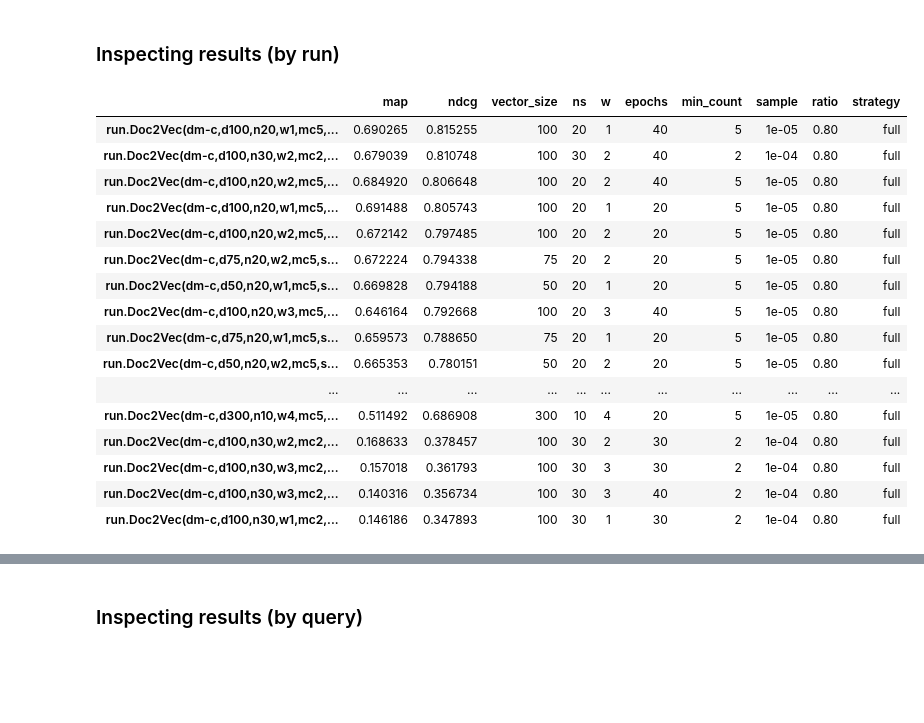
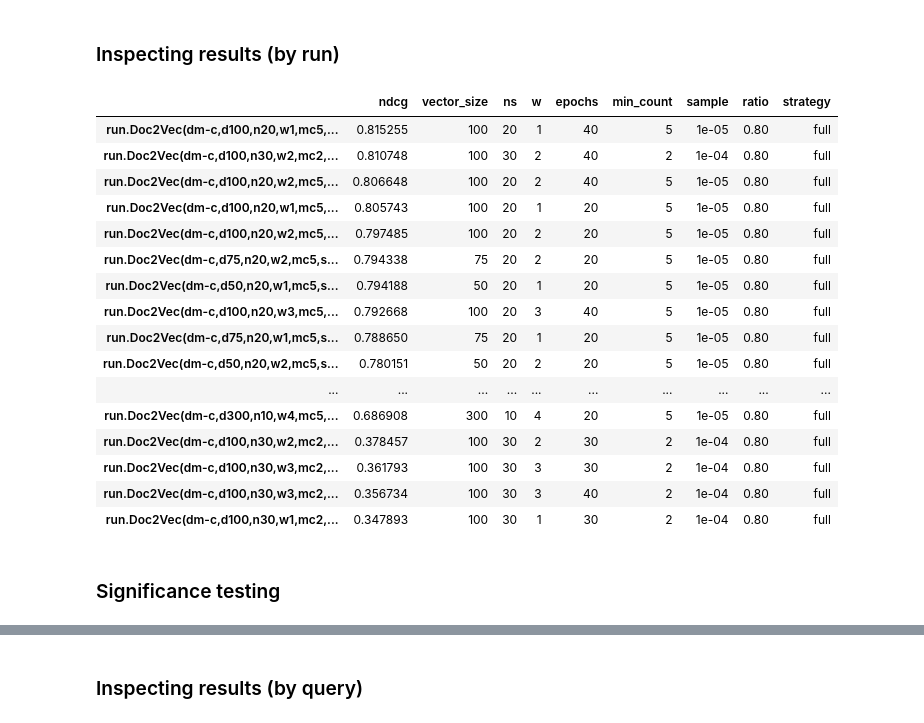
Before and after one commit to LukasRub/stocks-tldr, a Jupyter notebook: notebooks/evaluation/Model evaluation.ipynb, the cells around one changed output, grey strips where cells are left out. Drawn from its saved outputs; the diff is of its cells as text; code cells hidden in the pictures; blank space fills up the shorter version.

```diff
--- a/notebooks/evaluation/Model evaluation.ipynb
+++ b/notebooks/evaluation/Model evaluation.ipynb
@@ -124,29 +124,31 @@ qrels = read_qrels()
 # %%
 # runs = read_runfiles()
 runs = read_runfiles(pattern="r(0.8).full")
 
-run_results_by_query, run_results = evaluate(qrels, runs, ["map", "ndcg"])
+run_results_by_query, run_results = evaluate(qrels, runs, ["ndcg"])
 
 results_df = infer_columns(pd.DataFrame(run_results).T)
 results_df = results_df.sort_values("ndcg", ascending=False)
 
 with pd.option_context("max_rows", None):
     display(results_df.style.format({"sample": "{:.0e}".format, "ratio": "{:.2f}".format}))
 # %% [output]
-|  | map | ndcg | vector_size | ns | w | epochs | min_count | sample | ratio | strategy |
-| run.Doc2Vec(dm-c,d100,n20,w1,mc5,... | 0.690265 | 0.815255 | 100 | 20 | 1 | 40 | 5 | 1e-05 | 0.80 | full |
-| run.Doc2Vec(dm-c,d100,n30,w2,mc2,... | 0.679039 | 0.810748 | 100 | 30 | 2 | 40 | 2 | 1e-04 | 0.80 | full |
-| run.Doc2Vec(dm-c,d100,n20,w2,mc5,... | 0.684920 | 0.806648 | 100 | 20 | 2 | 40 | 5 | 1e-05 | 0.80 | full |
-| run.Doc2Vec(dm-c,d100,n20,w1,mc5,... | 0.691488 | 0.805743 | 100 | 20 | 1 | 20 | 5 | 1e-05 | 0.80 | full |
-| run.Doc2Vec(dm-c,d100,n20,w2,mc5,... | 0.672142 | 0.797485 | 100 | 20 | 2 | 20 | 5 | 1e-05 | 0.80 | full |
-| run.Doc2Vec(dm-c,d75,n20,w2,mc5,s... | 0.672224 | 0.794338 | 75 | 20 | 2 | 20 | 5 | 1e-05 | 0.80 | full |
-| run.Doc2Vec(dm-c,d50,n20,w1,mc5,s... | 0.669828 | 0.794188 | 50 | 20 | 1 | 20 | 5 | 1e-05 | 0.80 | full |
-| run.Doc2Vec(dm-c,d100,n20,w3,mc5,... | 0.646164 | 0.792668 | 100 | 20 | 3 | 40 | 5 | 1e-05 | 0.80 | full |
-| run.Doc2Vec(dm-c,d75,n20,w1,mc5,s... | 0.659573 | 0.788650 | 75 | 20 | 1 | 20 | 5 | 1e-05 | 0.80 | full |
-| run.Doc2Vec(dm-c,d50,n20,w2,mc5,s... | 0.665353 | 0.780151 | 50 | 20 | 2 | 20 | 5 | 1e-05 | 0.80 | full |
-| ... | ... | ... | ... | ... | ... | ... | ... | ... | ... | ... |
-| run.Doc2Vec(dm-c,d300,n10,w4,mc5,... | 0.511492 | 0.686908 | 300 | 10 | 4 | 20 | 5 | 1e-05 | 0.80 | full |
-| run.Doc2Vec(dm-c,d100,n30,w2,mc2,... | 0.168633 | 0.378457 | 100 | 30 | 2 | 30 | 2 | 1e-04 | 0.80 | full |
-| run.Doc2Vec(dm-c,d100,n30,w3,mc2,... | 0.157018 | 0.361793 | 100 | 30 | 3 | 30 | 2 | 1e-04 | 0.80 | full |
-| run.Doc2Vec(dm-c,d100,n30,w3,mc2,... | 0.140316 | 0.356734 | 100 | 30 | 3 | 40 | 2 | 1e-04 | 0.80 | full |
-| run.Doc2Vec(dm-c,d100,n30,w1,mc2,... | 0.146186 | 0.347893 | 100 | 30 | 1 | 30 | 2 | 1e-04 | 0.80 | full |
+|  | ndcg | vector_size | ns | w | epochs | min_count | sample | ratio | strategy |
+| run.Doc2Vec(dm-c,d100,n20,w1,mc5,... | 0.815255 | 100 | 20 | 1 | 40 | 5 | 1e-05 | 0.80 | full |
+| run.Doc2Vec(dm-c,d100,n30,w2,mc2,... | 0.810748 | 100 | 30 | 2 | 40 | 2 | 1e-04 | 0.80 | full |
+| run.Doc2Vec(dm-c,d100,n20,w2,mc5,... | 0.806648 | 100 | 20 | 2 | 40 | 5 | 1e-05 | 0.80 | full |
+| run.Doc2Vec(dm-c,d100,n20,w1,mc5,... | 0.805743 | 100 | 20 | 1 | 20 | 5 | 1e-05 | 0.80 | full |
+| run.Doc2Vec(dm-c,d100,n20,w2,mc5,... | 0.797485 | 100 | 20 | 2 | 20 | 5 | 1e-05 | 0.80 | full |
+| run.Doc2Vec(dm-c,d75,n20,w2,mc5,s... | 0.794338 | 75 | 20 | 2 | 20 | 5 | 1e-05 | 0.80 | full |
+| run.Doc2Vec(dm-c,d50,n20,w1,mc5,s... | 0.794188 | 50 | 20 | 1 | 20 | 5 | 1e-05 | 0.80 | full |
+| run.Doc2Vec(dm-c,d100,n20,w3,mc5,... | 0.792668 | 100 | 20 | 3 | 40 | 5 | 1e-05 | 0.80 | full |
+| run.Doc2Vec(dm-c,d75,n20,w1,mc5,s... | 0.788650 | 75 | 20 | 1 | 20 | 5 | 1e-05 | 0.80 | full |
+| run.Doc2Vec(dm-c,d50,n20,w2,mc5,s... | 0.780151 | 50 | 20 | 2 | 20 | 5 | 1e-05 | 0.80 | full |
+| ... | ... | ... | ... | ... | ... | ... | ... | ... | ... |
+| run.Doc2Vec(dm-c,d300,n10,w4,mc5,... | 0.686908 | 300 | 10 | 4 | 20 | 5 | 1e-05 | 0.80 | full |
+| run.Doc2Vec(dm-c,d100,n30,w2,mc2,... | 0.378457 | 100 | 30 | 2 | 30 | 2 | 1e-04 | 0.80 | full |
+| run.Doc2Vec(dm-c,d100,n30,w3,mc2,... | 0.361793 | 100 | 30 | 3 | 30 | 2 | 1e-04 | 0.80 | full |
+| run.Doc2Vec(dm-c,d100,n30,w3,mc2,... | 0.356734 | 100 | 30 | 3 | 40 | 2 | 1e-04 | 0.80 | full |
+| run.Doc2Vec(dm-c,d100,n30,w1,mc2,... | 0.347893 | 100 | 30 | 1 | 30 | 2 | 1e-04 | 0.80 | full |
+# %% [markdown]
+### Significance testing
```
Also changed, not shown: parts of 4 cells of this notebook, 43 other files.
